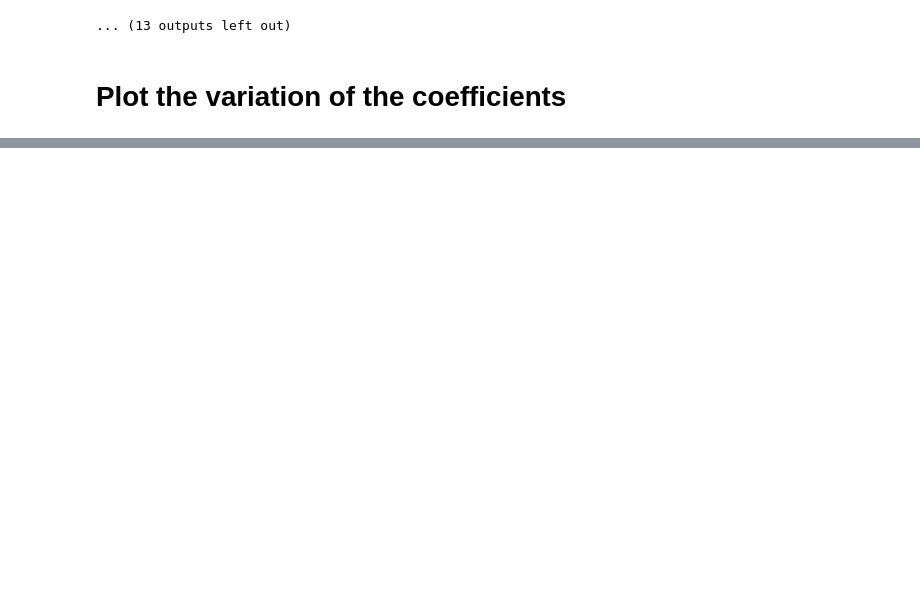
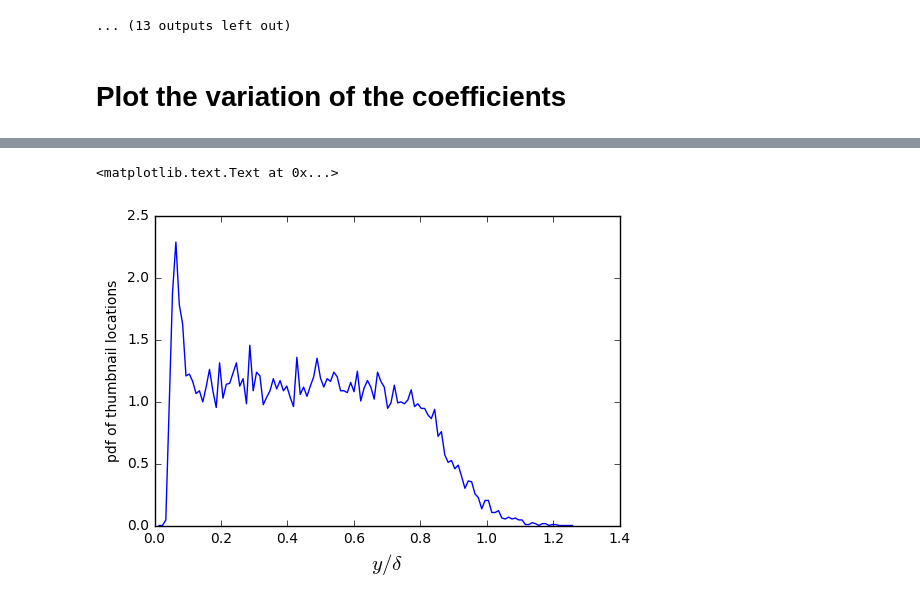
Before and after one commit to owenjhwilliams/ASIIT, a Jupyter notebook: runPODthumbnails.ipynb, the cells around one changed output, grey strips where cells are left out. Saved outputs shown, nothing was run; the diff lists cells and outputs as text; code cells hidden in the pictures; blank space fills up the shorter version.

```diff
--- a/runPODthumbnails.ipynb
+++ b/runPODthumbnails.ipynb
@@ -270,0 +271,21 @@ PODutils.plotPODcoeff(C,list(range(6)),100)
+# %%
+ind = 0
+ypos =[]
+for i in range(len(cent_Pro)):
+    for j in range(len(cent_Pro[i])):
+        ypos = np.concatenate([ypos, [Y[cent_Pro[i][j][0],1]]])
+
+        #[ind] = cent_Pro[i][j][0]*scale+Y[1,1]
+        #ind+=1
+# %%
+# Calcualte pdf of wall-normal locations
+xedges = Y[:,0]/Cond["delta"]
+xedges = np.concatenate([[xedges[0]-(xedges[1]-xedges[0])],xedges, [xedges[-1]+xedges[-1]-xedges[-2]]])
+p, x = np.histogram(ypos/Cond["delta"], xedges,normed=True)
+x = x[:-1] + (x[1] - x[0])/2
+plt.plot(x, p)
+plt.xlabel('$y/\delta$', fontsize=15)
+plt.ylabel('pdf of thumbnail locations')
+# %% [output]
+<matplotlib.text.Text at 0x...>
+[figure, added]
```
Also changed, not shown: parts of 6 cells of this notebook, 1 other file.
